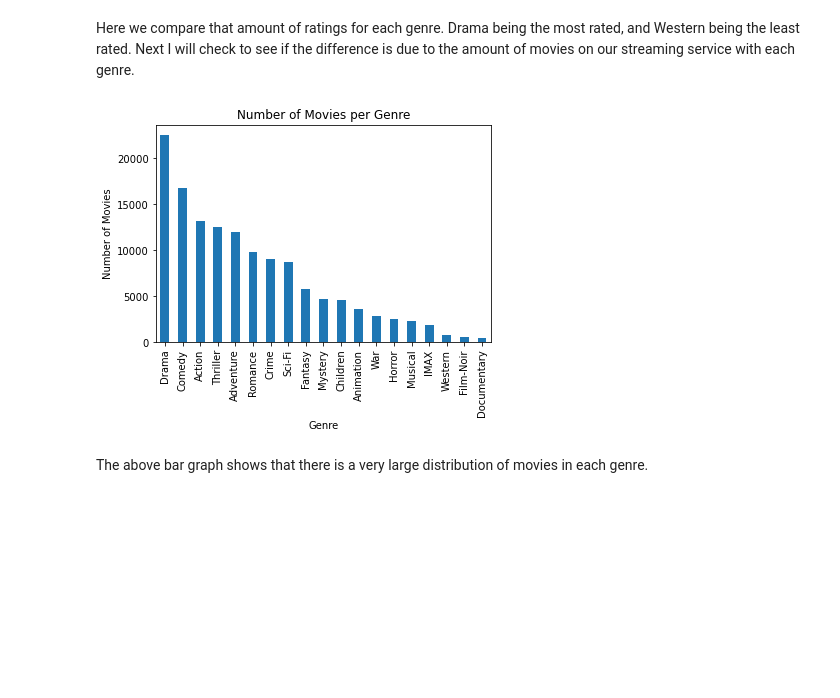
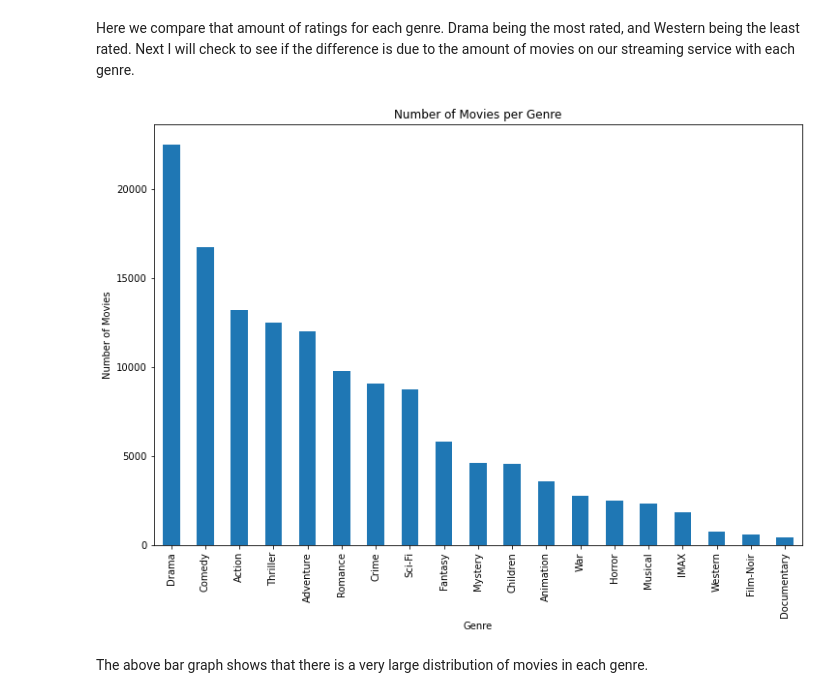
Before and after one commit to MichalOst3389/Movie-Recommendation-system, a Jupyter notebook: Untitled.ipynb, the cells around one changed output. Drawn from its saved outputs; the diff is of its cells as text; code cells hidden in the pictures; blank space fills up the shorter version.

```diff
--- a/Untitled.ipynb
+++ b/Untitled.ipynb
@@ -207,21 +214,21 @@ Here we compare that amount of ratings for each genre. Drama being the most rate
 # %%
 # Split genres column by "|" and create new rows for each genre
 genres_df = merged_df.assign(genres=merged_df.genres.str.split('|')).explode('genres')
 
 # Group by genre and calculate count of movies
 genre_counts = genres_df.groupby('genres')['movieId'].count()
 
 # Sort genre_counts in descending order
 genre_counts = genre_counts.sort_values(ascending=False)
 
 # Create bar graph of genre_counts
-genre_counts.plot(kind="bar")
+genre_counts.plot(kind="bar", figsize=(12,8))
 plt.title("Number of Movies per Genre")
 plt.xlabel("Genre")
 plt.ylabel("Number of Movies")
 plt.show()
 # %% [output]
-[figure, old version]
+[figure, new version]
 # %% [markdown]
 The above bar graph shows that there is a very large distribution of movies in each genre.
 # %%
```
Also changed, not shown: parts of 16 cells of this notebook.
